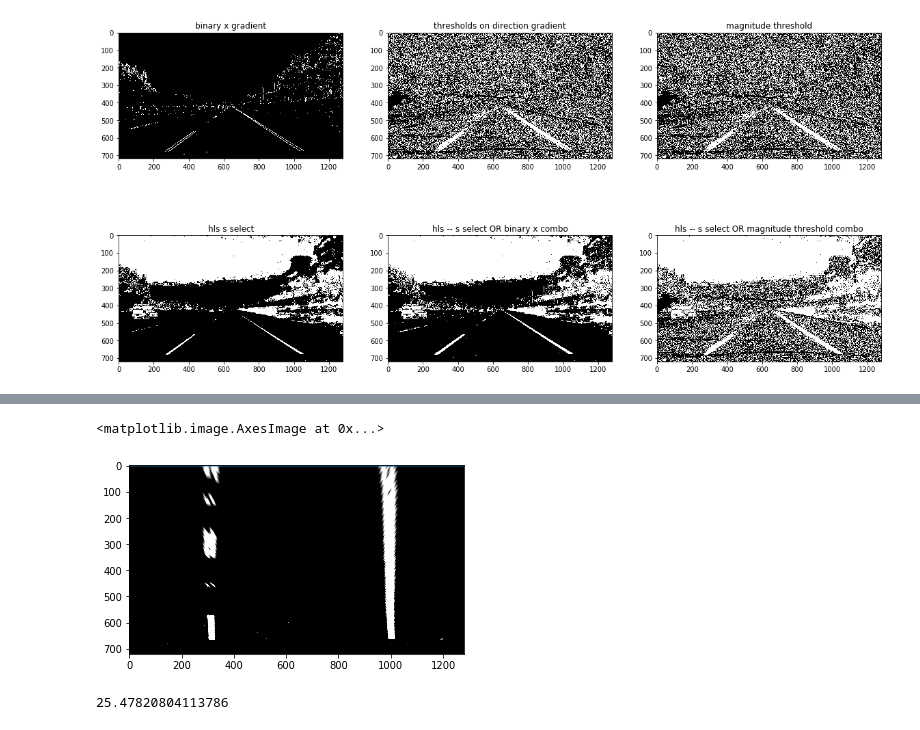
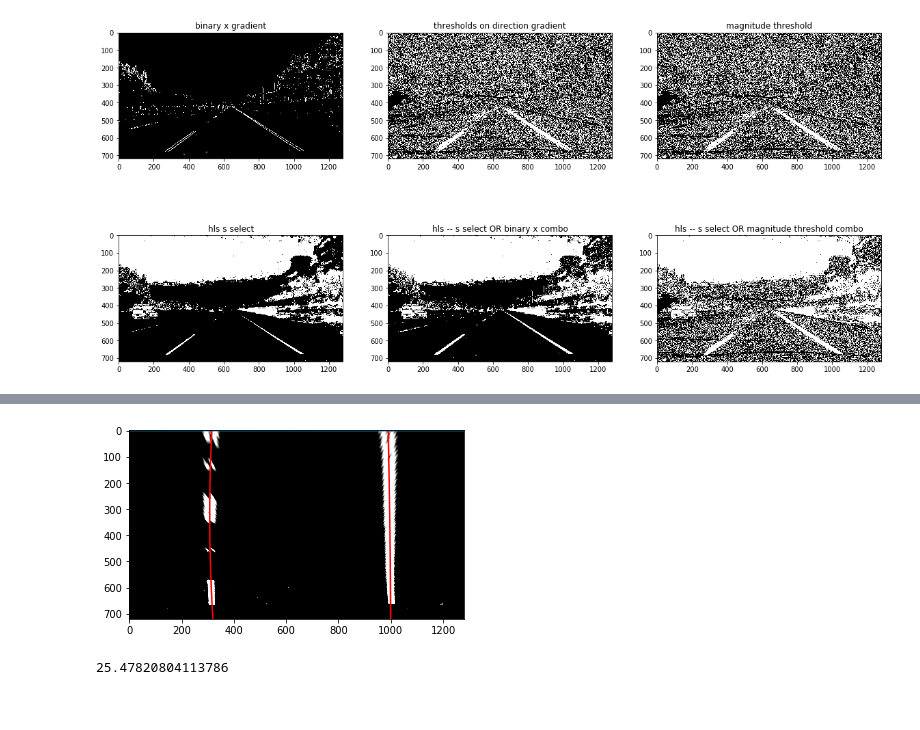
Before and after one commit to vengalraoguttha/CarND-Advanced-Lane-Lines, a Jupyter notebook: Advanced Lane Finding.ipynb, the cells around one changed output, grey strips where cells are left out. Cells and saved outputs as stored; diff of their text form; code cells hidden in the pictures.

```diff
--- a/Advanced Lane Finding.ipynb
+++ b/Advanced Lane Finding.ipynb
@@ -224,20 +223,22 @@ def find_lane_pixels(wraped):
 # %%
 # fit the lane boundary
 def fit_polynomial(binary_wraped):
     leftx, lefty, rightx, righty,left_x_base_o,right_x_base_o = find_lane_pixels(binary_wraped)
     left_fit = np.polyfit(lefty, leftx, 2)
     right_fit = np.polyfit(righty, rightx, 2)
     ploty = np.linspace(0, binary_wraped.shape[0]-1, binary_wraped.shape[0] )
     left_fitx = left_fit[0]*ploty**2 + left_fit[1]*ploty + left_fit[2]
     right_fitx = right_fit[0]*ploty**2 + right_fit[1]*ploty + right_fit[2]
+    plt.plot(left_fitx, ploty, color='red')
+    plt.plot(right_fitx, ploty, color='red')
     dst_from_center = binary_wraped.shape[1]/2-((left_x_base_o+right_x_base_o)/2)
     return binary_wraped,ploty,left_fit,right_fit,left_fitx,right_fitx,dst_from_center
 
 out_img,ploty_out,left_fit_out,right_fit_out,left_fitx_out,right_fitx_out,dst_from_center_out = fit_polynomial(wraped)
 plt.imshow(wraped,cmap='gray')
+plt.savefig('output_images/lane_poly.jpg')
 # %% [output]
-<matplotlib.image.AxesImage at 0x...>
-[figure, old version]
+[figure, new version]
 # %%
 # Determine the curvature of the lane and vehicle position with respect to center
 def find_curvature(ploty,left_fit,right_fit,left_fitx,right_fitx):
```
Also changed, not shown: parts of 2 cells of this notebook, 5 other files.
